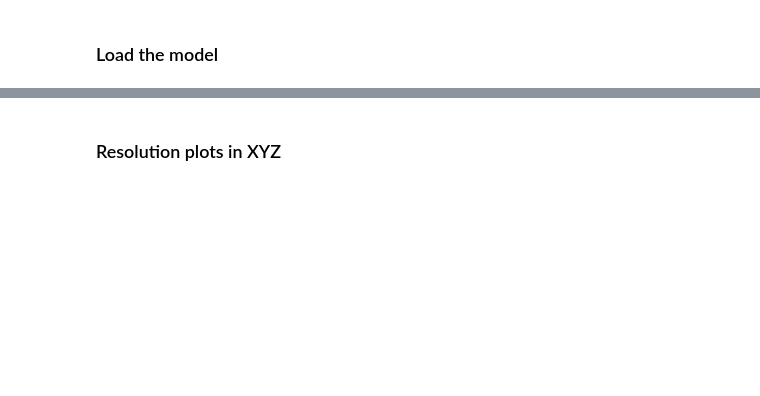
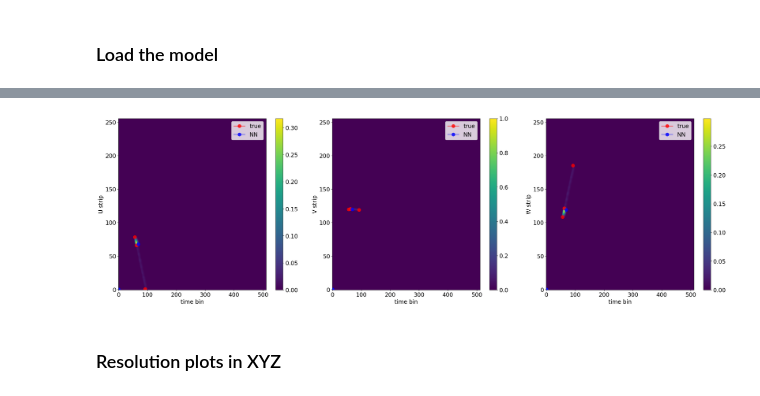
Before and after one commit to akalinow/TPCReco, a Jupyter notebook: PythonAnalysis/ipynb/ELITPC_analysis.ipynb, the cells around one changed output, grey strips where cells are left out. Saved outputs shown, nothing was run; the diff lists cells and outputs as text; code cells hidden in the pictures; blank space fills up the shorter version.

```diff
--- a/PythonAnalysis/ipynb/ELITPC_analysis.ipynb
+++ b/PythonAnalysis/ipynb/ELITPC_analysis.ipynb
@@ -41,8 +44,7 @@ plt.rcParams.update(params)
 import utility_functions as utils
 importlib.reload(utils)
 
-dataset = tf.data.Dataset.load('MergedEvent_Track3D_TwoProng_gun_MC', compression="GZIP")
-#dataset = tf.data.Dataset.load('MergedEvent_Track3D_TwoProng_2022-04-12T08-03-44', compression="GZIP")
+dataset = tf.data.Dataset.load('MergedEvent_Track3D_TwoProng_gun_MC_100k', compression="GZIP")
 
 data = dataset.map(lambda x: tf.reshape(x["sim"][1], (1,-1))).unbatch().as_numpy_iterator()
 df = pd.DataFrame(data, columns=utils.columnsXYZ)
@@ -62,7 +105,8 @@ importlib.reload(plf)
 
 dataset_f = dataset.map(lambda x: (tf.where(x['sim'][0]>0.1, x['sim'][0], 0), x['sim'][1]))
 
-x = iter(dataset_f.batch(1))
-for i in range(5):
+x = iter(dataset.batch(1))
+for i in range(1):
     item = next(x)
-    plf.plotEvent(item, model=model)
+    plf.plotEvent(item['sim'], model=model)
+# %% [output]
@@ -69,3 +121,4 @@ for i in range(5):
+[figure, added]
 # %% [markdown]
 ### Resolution plots in XYZ
 # %%
```
Also changed, not shown: parts of 7 cells of this notebook, 2 other files.
